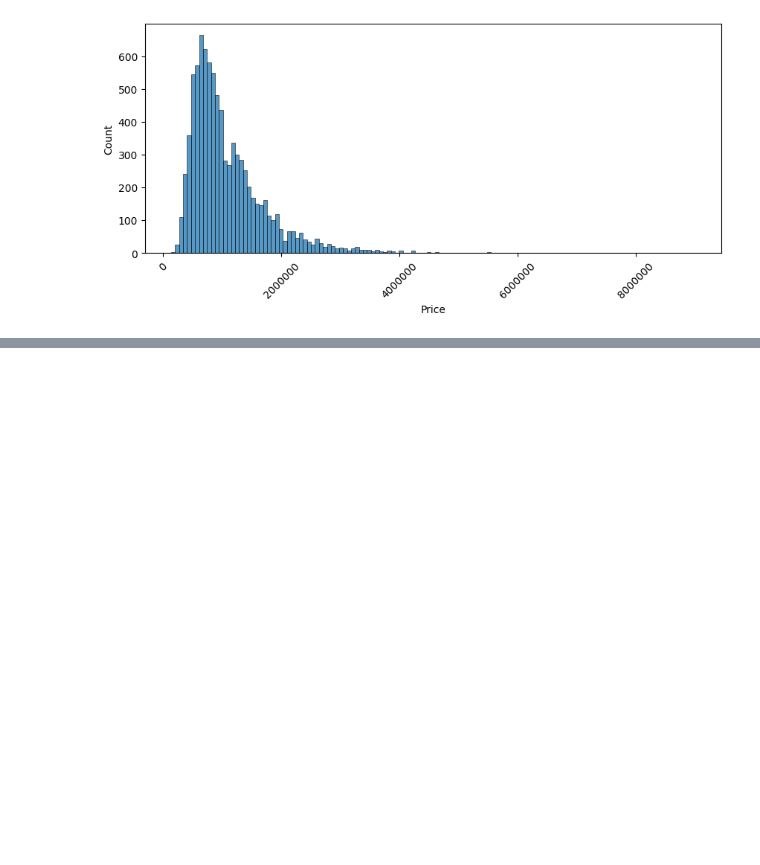
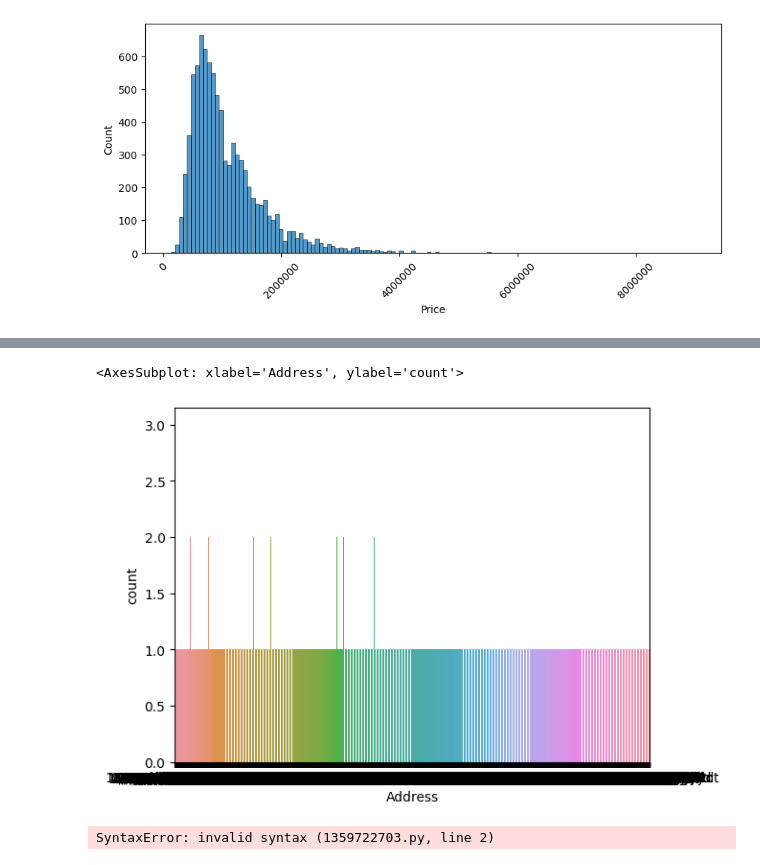
Before and after one commit to Jholman-Andres-Cuartas/curso_analisis_Jholman_cuartas, a Jupyter notebook: m5-visualizacion/seaborn/Notebooks/4.Seaborn_melbourne.ipynb, the cells around one changed output, grey strips where cells are left out. Drawn from its saved outputs; the diff is of its cells as text; code cells hidden in the pictures; blank space fills up the shorter version.

```diff
--- a/m5-visualizacion/seaborn/Notebooks/4.Seaborn_melbourne.ipynb
+++ b/m5-visualizacion/seaborn/Notebooks/4.Seaborn_melbourne.ipynb
@@ -224,0 +240,12 @@ plt.xticks(rotation=45);
+# %%
+sns.countplot(data=df, x='Address')
+# %% [output]
+<AxesSubplot: xlabel='Address', ylabel='count'>
+[figure, added]
+# %%
+def calc_missing(df):
+    missing_columns = [col for col in df.columns if]
+
+calc_missing(df)
+# %% [output]
+SyntaxError: invalid syntax (1359722703.py, line 2)
```
Also changed, not shown: parts of 3 cells of this notebook.
